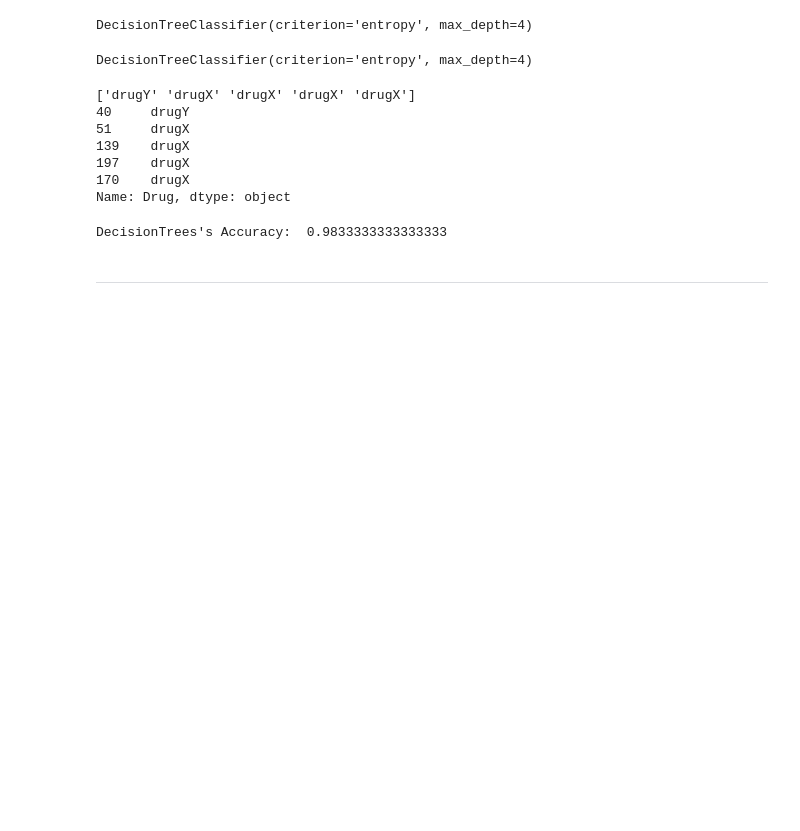
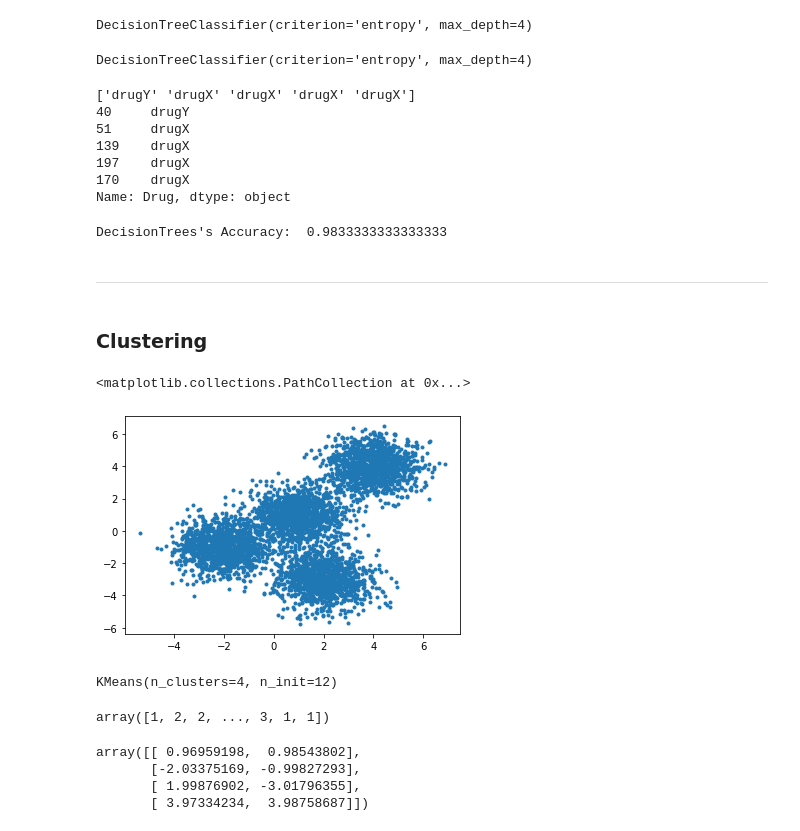
Before and after one commit to danny-cpp/ML-with-Python, a Jupyter notebook: myMLnotebook.ipynb, the cells around one changed output. Cells and saved outputs as stored; diff of their text form; code cells hidden in the pictures; blank space fills up the shorter version.

Commit message:
K mean

```diff
--- a/myMLnotebook.ipynb
+++ b/myMLnotebook.ipynb
@@ -543,3 +543,5 @@ from sklearn import tree
 %matplotlib inline
 # %% [markdown]
 ---
+# %% [markdown]
+### Clustering
@@ -545,0 +557,25 @@ from sklearn import tree
+# %%
+X, y = make_blobs(n_samples=5000, centers=[[4,4], [-2, -1], [2, -3], [1, 1]], cluster_std=0.9)
+# %%
+plt.scatter(X[:, 0], X[:, 1], marker='.')
+# %% [output]
+<matplotlib.collections.PathCollection at 0x...>
+[figure, added]
+# %%
+k_means = KMeans(init = "k-means++", n_clusters = 4, n_init = 12)
+k_means.fit(X)
+# %% [output]
+KMeans(n_clusters=4, n_init=12)
+# %%
+k_means_labels = k_means.labels_
+k_means_labels
+# %% [output]
+array([1, 2, 2, ..., 3, 1, 1])
+# %%
+k_means_cluster_centers = k_means.cluster_centers_
+k_means_cluster_centers
+# %% [output]
+array([[ 0.96959198,  0.98543802],
+       [-2.03375169, -0.99827293],
+       [ 1.99876902, -3.01796355],
+       [ 3.97334234,  3.98758687]])
```
Also changed, not shown: parts of 3 cells of this notebook.
